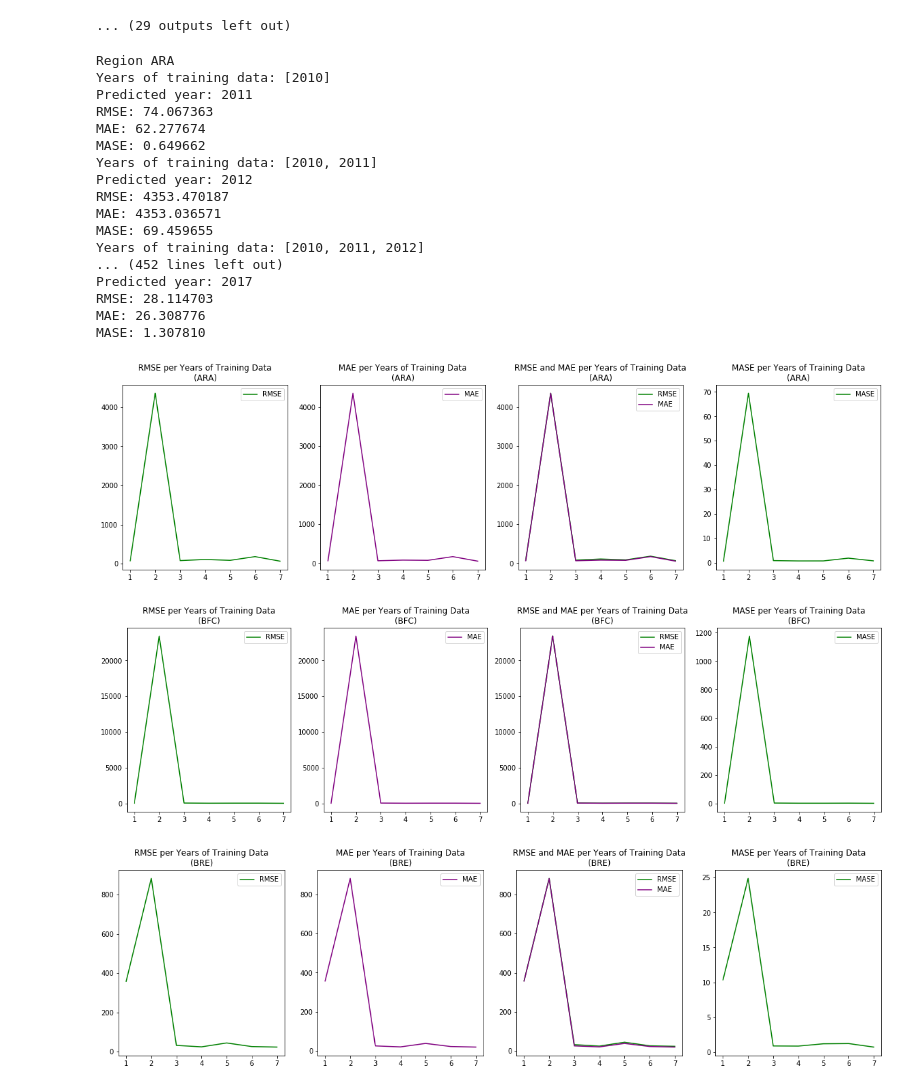
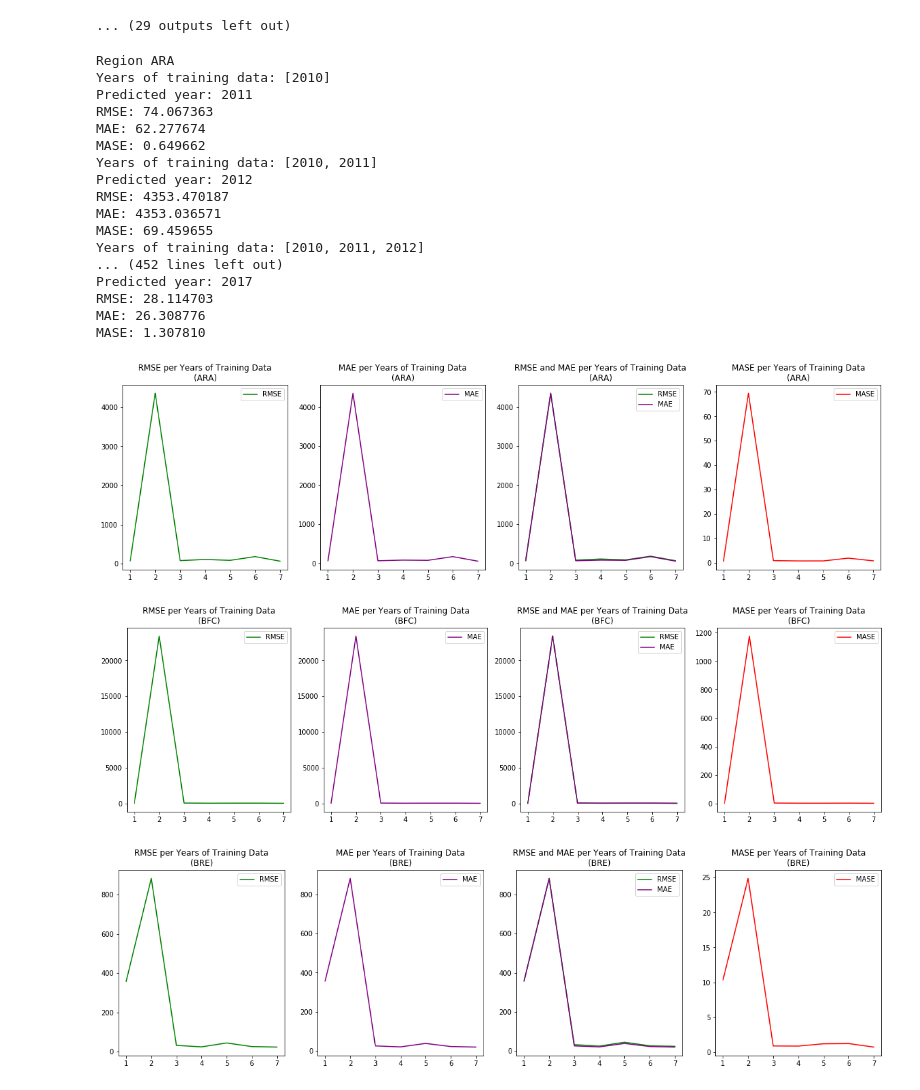
Before and after one commit to jinnyto/touristcast, a Jupyter notebook: crossvalidation/Cross Validation SARIMAX 13 Regions.ipynb, the cells around one changed output. Saved outputs shown, nothing was run; the diff lists cells and outputs as text; code cells hidden in the pictures.

```diff
--- a/crossvalidation/Cross Validation SARIMAX 13 Regions.ipynb
+++ b/crossvalidation/Cross Validation SARIMAX 13 Regions.ipynb
@@ -127,8 +126,8 @@ for region in regions:
 train_start = '2010-01-01'
 all_mae = defaultdict(dict)
 all_rmse = defaultdict(dict)
-years_data = defaultdict(dict)
-predicted_data = defaultdict(list)
+all_training_years = defaultdict(dict)
+all_predicted_years = defaultdict(list)
 all_smase = defaultdict(dict)
 for region in regions:
     joblib_file = region+".pkl"
@@ -157,8 +156,8 @@ for region in regions:
         mae = mean_absolute_error(test, future_forecast)
         mse = mean_squared_error(test,future_forecast)
         rmse = sqrt(mse)
-        years_data[region][predict_year]=list(range(2010,predict_year))
-        predicted_data[region].append(predict_year)
+        all_training_years[region][predict_year]=list(range(2010,predict_year))
+        all_predicted_years[region].append(predict_year)
         all_mae[region][predict_year]=mae
         all_rmse[region][predict_year]=rmse
         lastyear_start = str(predict_year-1)+'-01-01'
@@ -210,13 +209,13 @@ regions.sort()
 for region in regions:
         print("Region",region)
         for year in predicted_data[region]:
-            print('Years of training data:', years_data[region][year])
+            print('Years of training data:', all_training_years[region][year])
             print('Predicted year:', year)
             print('RMSE: %f' % all_rmse[region][year])
             print('MAE: %f' % all_mae[region][year])
             print('MASE: %f' % all_smase[region][year])
         # Error measures per CrossVal loop (number of years of training data used)
-        years = predicted_data[region]
+        years = all_predicted_years[region]
         fig, axes = plt.subplots(1,4, figsize=(20,5))
         x = [len(v)    for k,v in years_data[region].items()]
         axes[0].plot(x, np.array([all_rmse[region][index] for index in years]), label='RMSE', color='green')
@@ -234,34 +233,34 @@ for region in regions:
         axes[2].plot(x, [all_rmse[region][index] for index in years], label='RMSE', color='green')
         axes[2].plot(x, [all_mae[region][index] for index in years], label='MAE', color='purple')
         axes[2].set_xticks(x)
         axes[2].set_xticklabels(x)
         axes[2].set_title('RMSE and MAE per Years of Training Data' + '\n' + f'({region})')
         axes[2].legend();
 
-        axes[3].plot(x, np.array([all_smase[region][index] for index in years]), label='MASE', color='green')
+        axes[3].plot(x, np.array([all_smase[region][index] for index in years]), label='MASE', color='red')
         axes[3].set_xticks(x)
         axes[3].set_xticklabels(x)
         axes[3].set_title('MASE per Years of Training Data' + '\n' + f'({region})')
         axes[3].legend()
         plt.savefig('CrossValidation_SARIMAX'+region+'.png')
 # %% [output]
 Region ARA
 Years of training data: [2010]
 Predicted year: 2011
 RMSE: 74.067363
 MAE: 62.277674
 MASE: 0.649662
 Years of training data: [2010, 2011]
 Predicted year: 2012
 RMSE: 4353.470187
 MAE: 4353.036571
 MASE: 69.459655
 Years of training data: [2010, 2011, 2012]
 ... (452 lines left out)
 Predicted year: 2017
 RMSE: 28.114703
 MAE: 26.308776
 MASE: 1.307810
-[figure, old version]
+[figure, new version]
-[figure, old version]
+[figure, new version]
-[figure, old version]
+[figure, new version]
```
Also changed, not shown: parts of 2 cells of this notebook.
